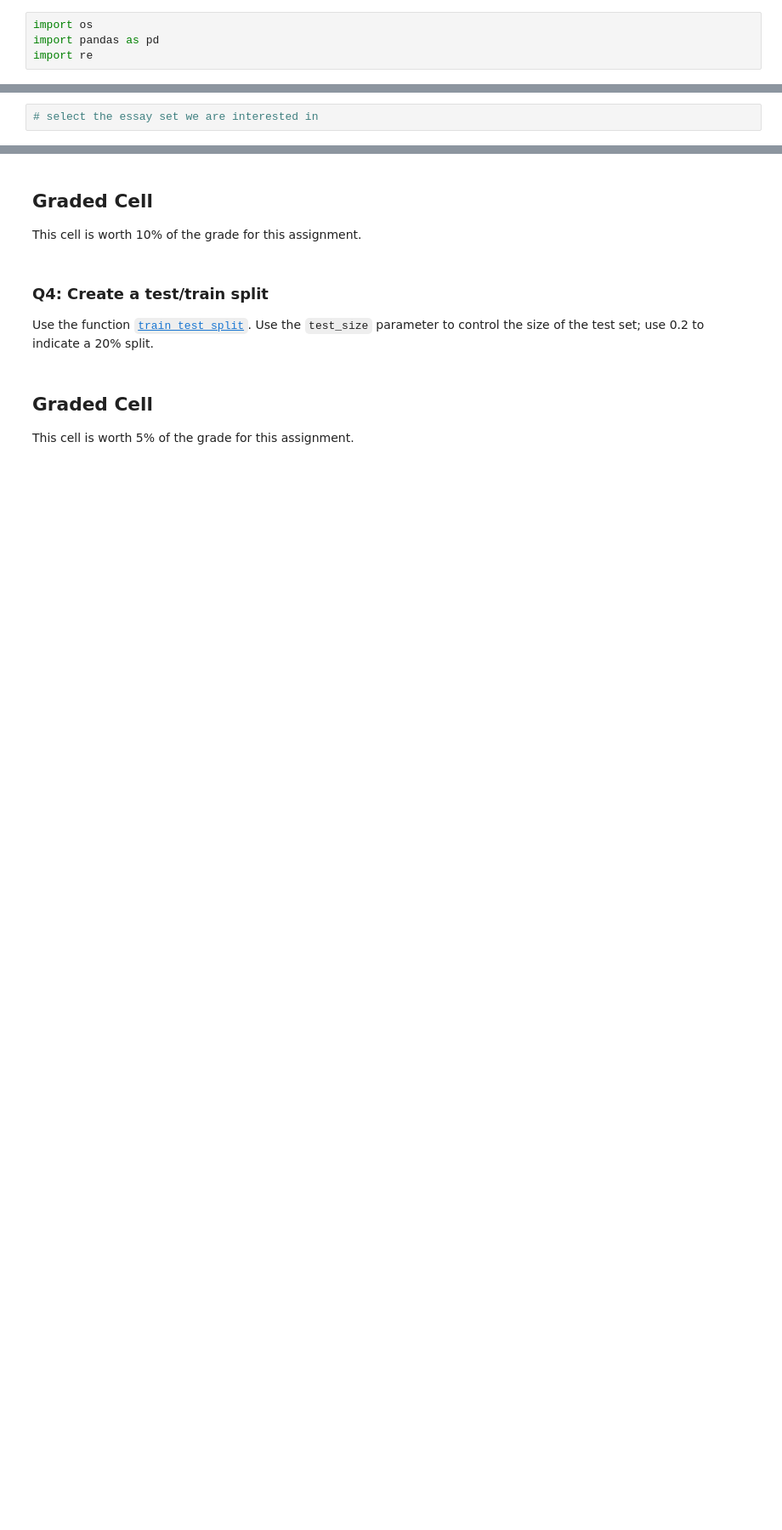
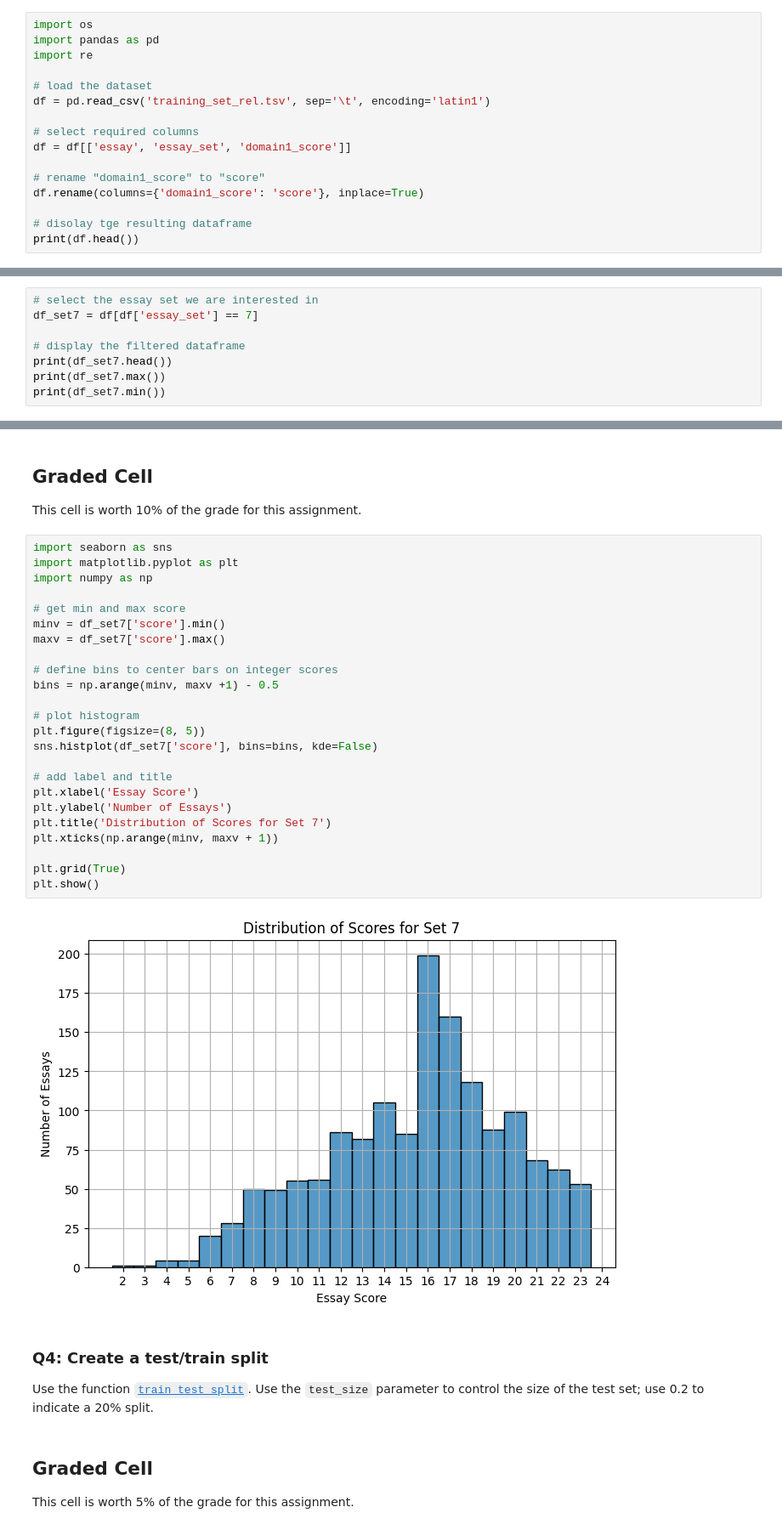
Before and after one commit to Mosizamani/AAI-501, a Jupyter notebook: Assignments/Module 5 NLP Coding Assignment Notebook.ipynb, the cells around one changed output, grey strips where cells are left out. Shown at 85% size. Cells and saved outputs as stored; diff of their text form; blank space fills up the shorter version.

```diff
--- a/Assignments/Module 5 NLP Coding Assignment Notebook.ipynb
+++ b/Assignments/Module 5 NLP Coding Assignment Notebook.ipynb
@@ -44,3 +44,15 @@ This cell is worth 5% of the grade for this assignment.
 import os
 import pandas as pd
 import re
+
+# load the dataset
+df = pd.read_csv('training_set_rel.tsv', sep='\t', encoding='latin1')
+
+# select required columns
+df = df[['essay', 'essay_set', 'domain1_score']]
+
+# rename "domain1_score" to "score"
+df.rename(columns={'domain1_score': 'score'}, inplace=True)
+
+# disolay tge resulting dataframe
+print(df.head())
@@ -56,3 +75,9 @@ Filter the data frame so we are only considering essay_set = 7
 This cell is worth 5% of the grade for this assignment.
 # %%
 # select the essay set we are interested in
+df_set7 = df[df['essay_set'] == 7]
+
+# display the filtered dataframe
+print(df_set7.head())
+print(df_set7.max())
+print(df_set7.min())
@@ -72,6 +112,32 @@ You may use some other visualization library if you wish!   The goal is to inspe
 ## Graded Cell
 
 This cell is worth 10% of the grade for this assignment.
+# %%
+import seaborn as sns
+import matplotlib.pyplot as plt
+import numpy as np
+
+# get min and max score
+minv = df_set7['score'].min()
+maxv = df_set7['score'].max()
+
+# define bins to center bars on integer scores
+bins = np.arange(minv, maxv +1) - 0.5
+
+# plot histogram
+plt.figure(figsize=(8, 5))
+sns.histplot(df_set7['score'], bins=bins, kde=False)
+
+# add label and title
+plt.xlabel('Essay Score')
+plt.ylabel('Number of Essays')
+plt.title('Distribution of Scores for Set 7')
+plt.xticks(np.arange(minv, maxv + 1))
+
+plt.grid(True)
+plt.show()
+# %% [output]
+[figure, added]
 # %% [markdown]
 ### Q4: Create a test/train split
 
```
Also changed, not shown: parts of 6 cells of this notebook.
